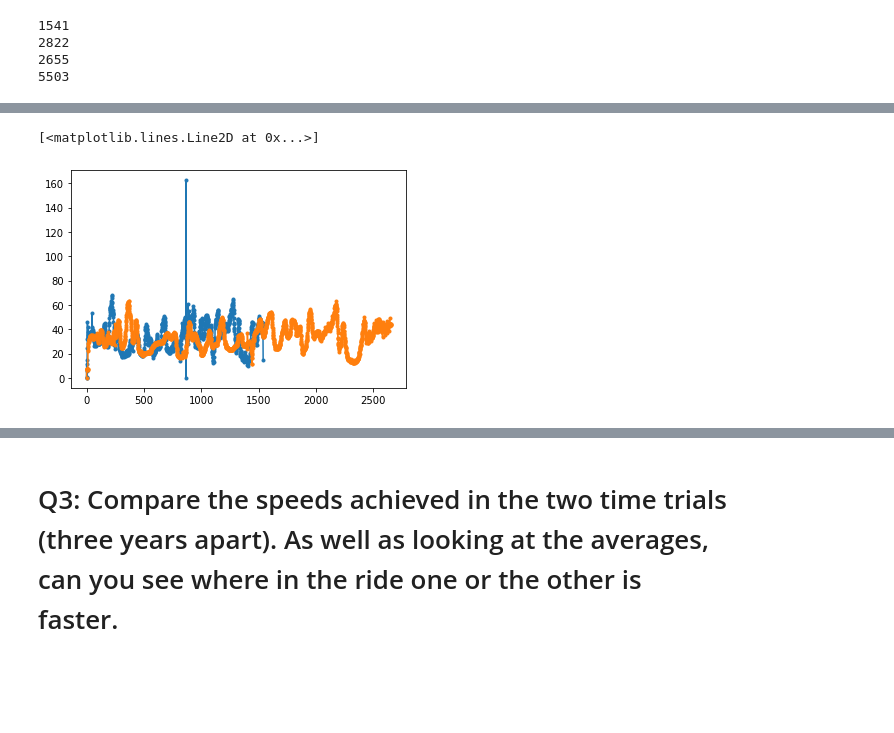
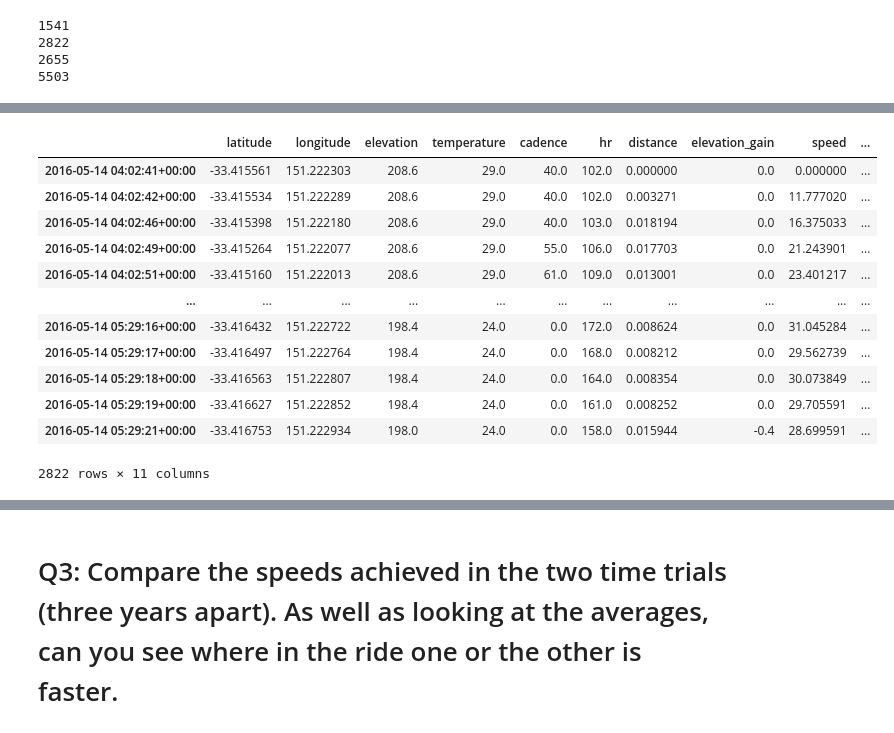
Before and after one commit to MQCOMP2200-S2-2021/Data-Science-Labs, a Jupyter notebook: Portfolio 1.ipynb, the cells around one changed output, grey strips where cells are left out. Drawn from its saved outputs; the diff is of its cells as text; code cells hidden in the pictures; blank space fills up the shorter version.

```diff
--- a/Portfolio 1.ipynb
+++ b/Portfolio 1.ipynb
@@ -399,6 +375,0 @@ plt.plot(rr_19new['speed'])
-# %%
-plt.plot(tt_16new['speed'], marker= '.')
-plt.plot(tt_19new['speed'], marker= '.')
-# %% [output]
-[<matplotlib.lines.Line2D at 0x...>]
-[figure, removed]
@@ -404,0 +390,16 @@ plt.plot(tt_19new['speed'], marker= '.')
+# %%
+rr_16
+# %% [output]
+|  | latitude | longitude | elevation | temperature | cadence | hr | distance | elevation_gain | speed | ... |
+| 2016-05-14 04:02:41+00:00 | -33.415561 | 151.222303 | 208.6 | 29.0 | 40.0 | 102.0 | 0.000000 | 0.0 | 0.000000 | ... |
+| 2016-05-14 04:02:42+00:00 | -33.415534 | 151.222289 | 208.6 | 29.0 | 40.0 | 102.0 | 0.003271 | 0.0 | 11.777020 | ... |
+| 2016-05-14 04:02:46+00:00 | -33.415398 | 151.222180 | 208.6 | 29.0 | 40.0 | 103.0 | 0.018194 | 0.0 | 16.375033 | ... |
+| 2016-05-14 04:02:49+00:00 | -33.415264 | 151.222077 | 208.6 | 29.0 | 55.0 | 106.0 | 0.017703 | 0.0 | 21.243901 | ... |
+| 2016-05-14 04:02:51+00:00 | -33.415160 | 151.222013 | 208.6 | 29.0 | 61.0 | 109.0 | 0.013001 | 0.0 | 23.401217 | ... |
+| ... | ... | ... | ... | ... | ... | ... | ... | ... | ... | ... |
+| 2016-05-14 05:29:16+00:00 | -33.416432 | 151.222722 | 198.4 | 24.0 | 0.0 | 172.0 | 0.008624 | 0.0 | 31.045284 | ... |
+| 2016-05-14 05:29:17+00:00 | -33.416497 | 151.222764 | 198.4 | 24.0 | 0.0 | 168.0 | 0.008212 | 0.0 | 29.562739 | ... |
+| 2016-05-14 05:29:18+00:00 | -33.416563 | 151.222807 | 198.4 | 24.0 | 0.0 | 164.0 | 0.008354 | 0.0 | 30.073849 | ... |
+| 2016-05-14 05:29:19+00:00 | -33.416627 | 151.222852 | 198.4 | 24.0 | 0.0 | 161.0 | 0.008252 | 0.0 | 29.705591 | ... |
+| 2016-05-14 05:29:21+00:00 | -33.416753 | 151.222934 | 198.0 | 24.0 | 0.0 | 158.0 | 0.015944 | -0.4 | 28.699591 | ... |
+2822 rows × 11 columns
```
Also changed, not shown: parts of 26 cells of this notebook.
